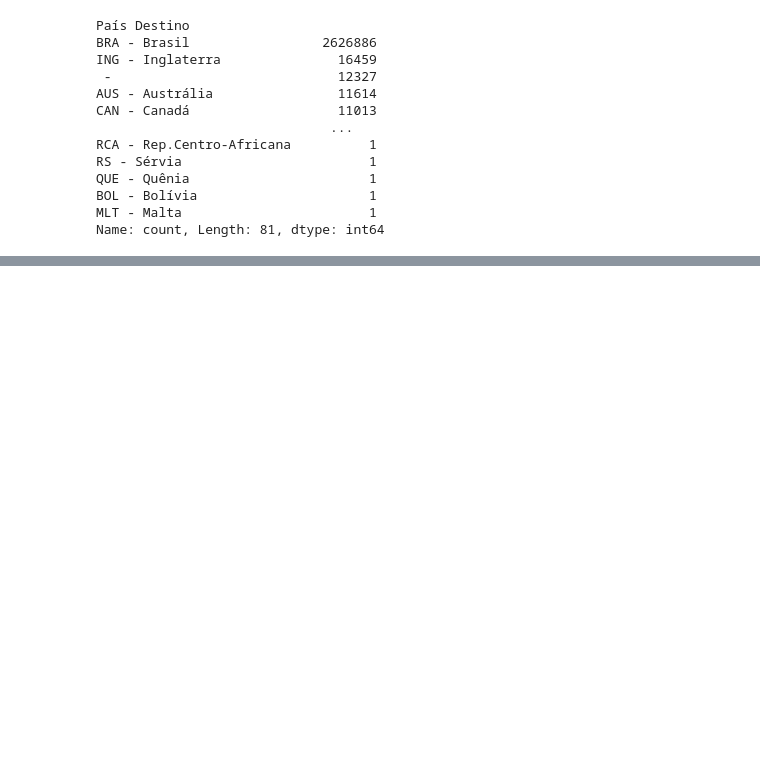
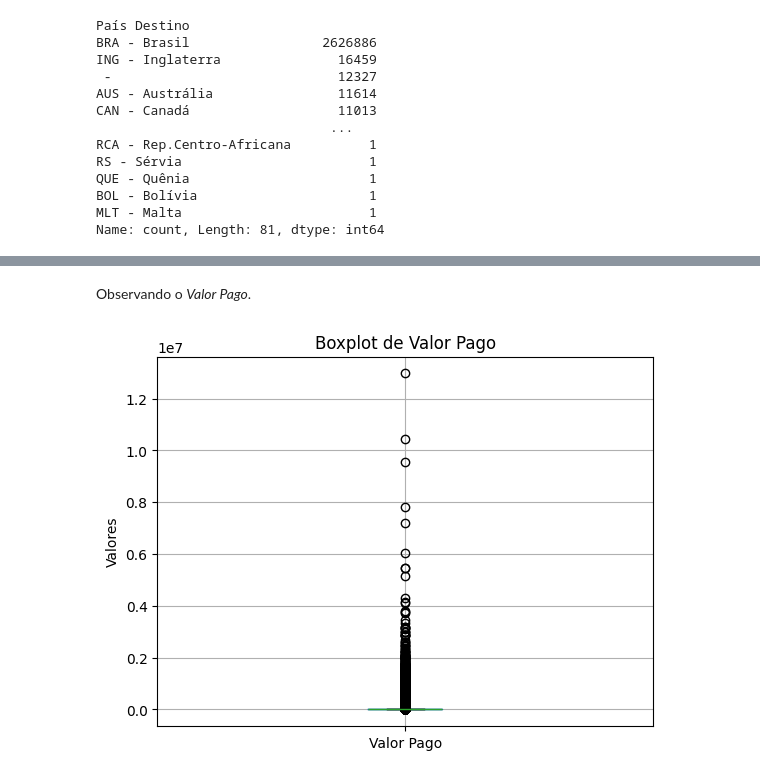
Before and after one commit to SidneyJunior01234/CD_IMD-EDA_AUX_BOLS_CNPq, a Jupyter notebook: Notebooks/EDA_CNPq.ipynb, the cells around one changed output, grey strips where cells are left out. Drawn from its saved outputs; the diff is of its cells as text; code cells hidden in the pictures; blank space fills up the shorter version.

```diff
--- a/Notebooks/EDA_CNPq.ipynb
+++ b/Notebooks/EDA_CNPq.ipynb
@@ -325,0 +418,10 @@ Error:
+# %% [markdown]
+Observando o *Valor Pago*.
+# %%
+dataset[['Valor Pago']].boxplot()
+
+plt.title('Boxplot de Valor Pago')
+plt.ylabel('Valores')
+plt.show()
+# %% [output]
+[figure, added]
```
Also changed, not shown: parts of 23 cells of this notebook.
